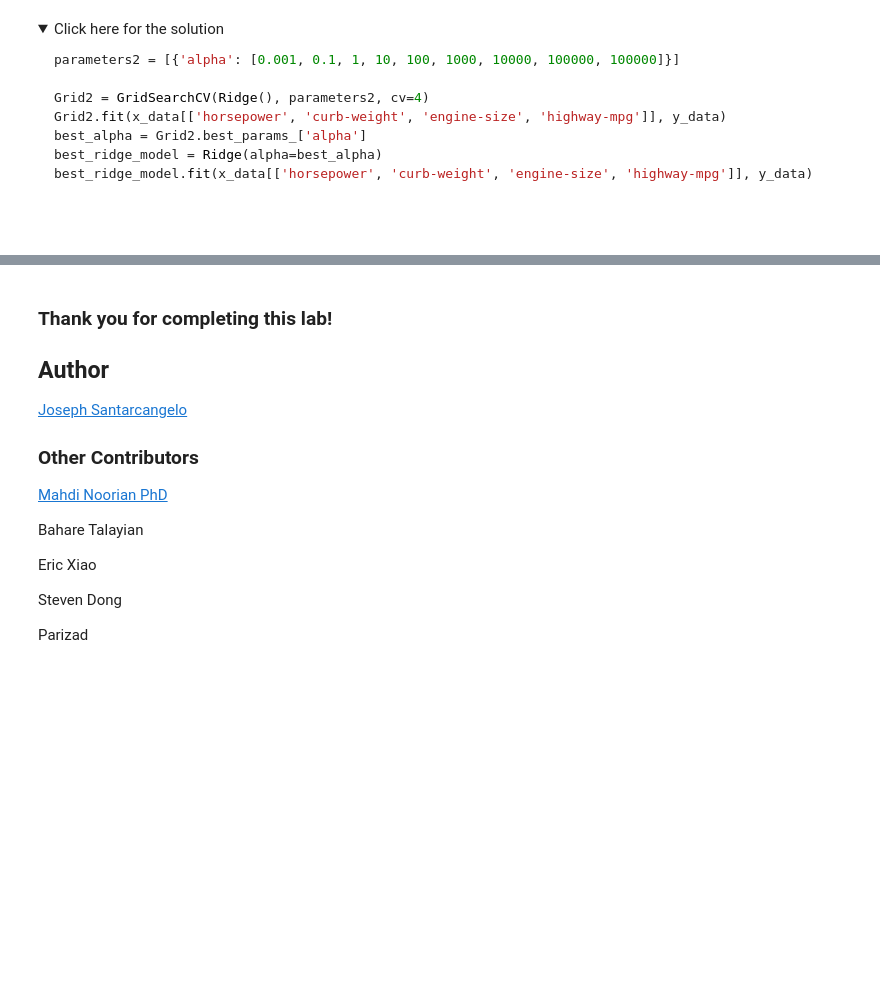
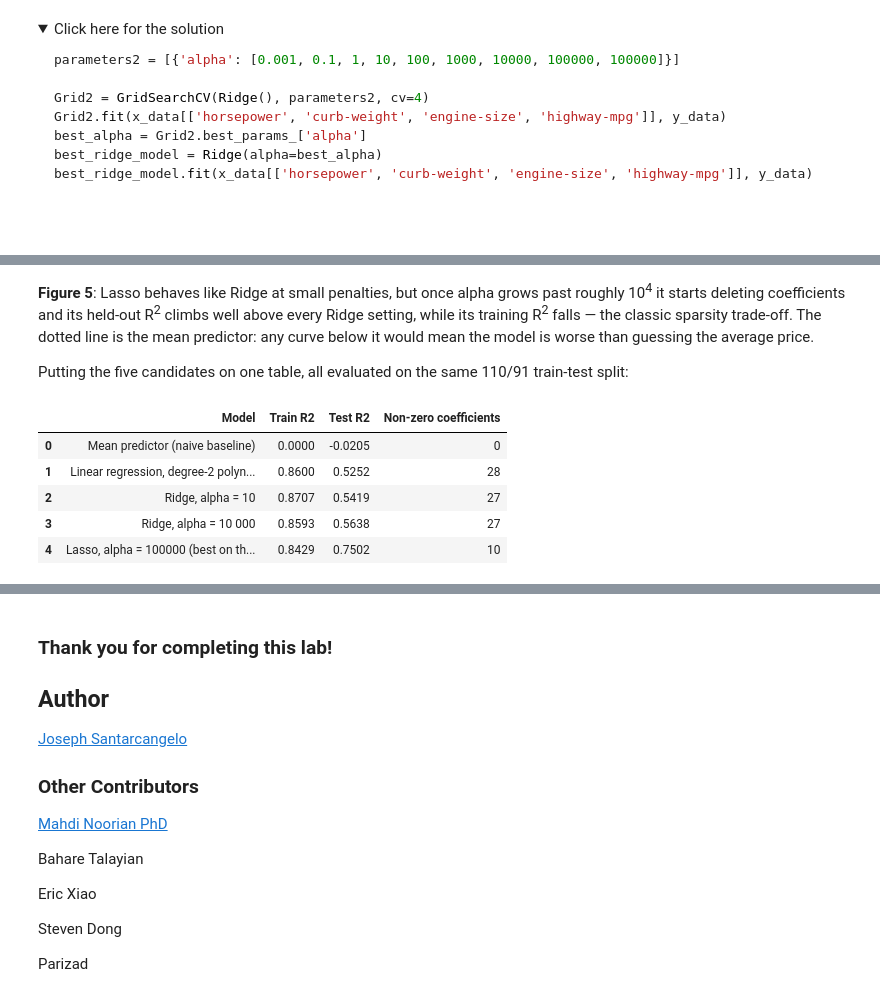
Before and after one commit to FongHioLam-mc654953/data-science-project, a Jupyter notebook: Module 05/Module05_Lab01_CrossValidation_Ridge_Auto.ipynb, the cells around one changed output, grey strips where cells are left out. Cells and saved outputs as stored; diff of their text form; code cells hidden in the pictures; folded sections open; blank space fills up the shorter version.

```diff
--- a/Module 05/Module05_Lab01_CrossValidation_Ridge_Auto.ipynb
+++ b/Module 05/Module05_Lab01_CrossValidation_Ridge_Auto.ipynb
@@ -779,0 +865,28 @@ best_ridge_model.fit(x_data[['horsepower', 'curb-weight', 'engine-size', 'highwa
+# %% [markdown]
+**Figure 5**: Lasso behaves like Ridge at small penalties, but once alpha grows past roughly 10<sup>4</sup> it starts deleting coefficients and its held-out R<sup>2</sup> climbs well above every Ridge setting, while its training R<sup>2</sup> falls — the classic sparsity trade-off. The dotted line is the mean predictor: any curve below it would mean the model is worse than guessing the average price.
+
+Putting the five candidates on one table, all evaluated on the same 110/91 train-test split:
+# %%
+def scores(model):
+    model.fit(x_train_pr, y_train)
+    nonzero = 0 if isinstance(model, DummyRegressor) else int(np.sum(np.abs(model.coef_) > 1e-12))
+    return model.score(x_train_pr, y_train), model.score(x_test_pr, y_test), nonzero
+
+comparison = pd.DataFrame(
+    [
+        ("Mean predictor (naive baseline)",) + scores(DummyRegressor(strategy="mean")),
+        ("Linear regression, degree-2 polynomial",) + scores(LinearRegression()),
+        ("Ridge, alpha = 10",) + scores(Ridge(alpha=10)),
+        ("Ridge, alpha = 10 000",) + scores(Ridge(alpha=10000)),
+        ("Lasso, alpha = %g (best on the sweep)" % best_lasso_alpha,) + scores(Lasso(alpha=best_lasso_alpha, max_iter=200000)),
+    ],
+    columns=["Model", "Train R2", "Test R2", "Non-zero coefficients"],
+)
+comparison.round(4)
+# %% [output]
+|  | Model | Train R2 | Test R2 | Non-zero coefficients |
+| 0 | Mean predictor (naive baseline) | 0.0000 | -0.0205 | 0 |
+| 1 | Linear regression, degree-2 polyn... | 0.8600 | 0.5252 | 28 |
+| 2 | Ridge, alpha = 10 | 0.8707 | 0.5419 | 27 |
+| 3 | Ridge, alpha = 10 000 | 0.8593 | 0.5638 | 27 |
+| 4 | Lasso, alpha = 100000 (best on th... | 0.8429 | 0.7502 | 10 |
```
Also changed, not shown: parts of 6 cells of this notebook, 4 other files.
